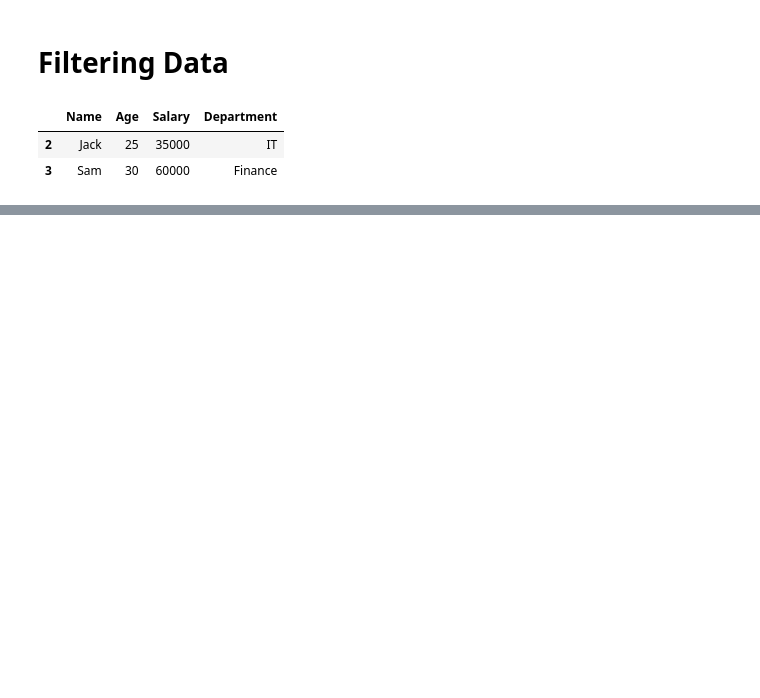
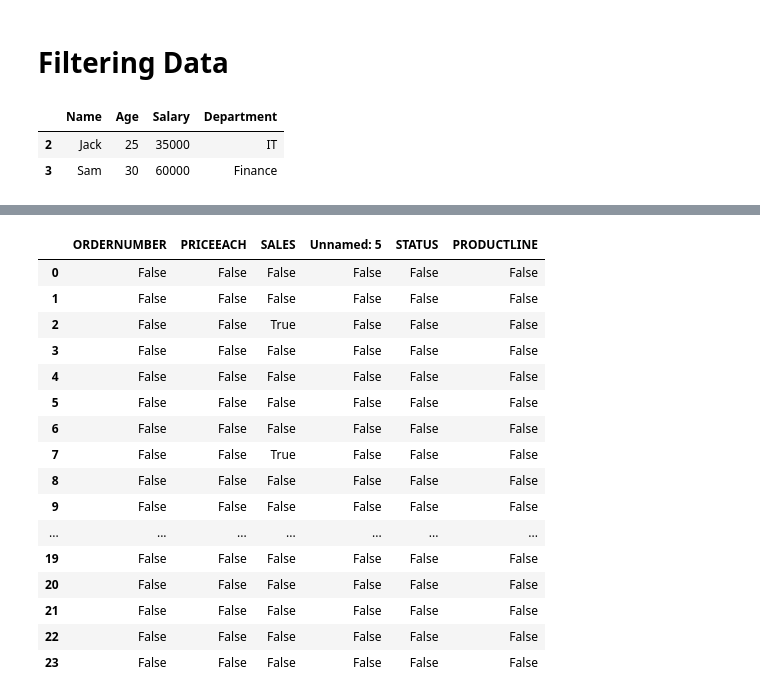
Before and after one commit to ANAS-10261/My-ML-Journey, a Jupyter notebook: Python/2. Data Analysis Frameworks/13.3 Data Manipulation With Pandas And Numpy.ipynb, the cells around one changed output, grey strips where cells are left out. Drawn from its saved outputs; the diff is of its cells as text; code cells hidden in the pictures; blank space fills up the shorter version.

Commit message:
Added Data Manipulation in Pandas

```diff
--- a/Python/2. Data Analysis Frameworks/13.3 Data Manipulation With Pandas And Numpy.ipynb
+++ b/Python/2. Data Analysis Frameworks/13.3 Data Manipulation With Pandas And Numpy.ipynb
@@ -29,0 +48,7 @@ df
+# %%
+df_csv = pd.read_csv("sales_data_sample.csv")
+df_csv.drop('ORDERLINENUMBER',axis=1,inplace=True)
+df_csv.drop('QUANTITYORDERED',axis=1,inplace=True)
+df_csv.drop('QTR_ID',axis=1,inplace=True)
+df_csv.drop('MONTH_ID',axis=1,inplace=True)
+df_csv.drop('YEAR_ID',axis=1,inplace=True)
@@ -212,0 +117,20 @@ product_analysis
+# %%
+df_csv.isnull()
+# %% [output]
+|  | ORDERNUMBER | PRICEEACH | SALES | Unnamed: 5 | STATUS | PRODUCTLINE |
+| 0 | False | False | False | False | False | False |
+| 1 | False | False | False | False | False | False |
+| 2 | False | False | True | False | False | False |
+| 3 | False | False | False | False | False | False |
+| 4 | False | False | False | False | False | False |
+| 5 | False | False | False | False | False | False |
+| 6 | False | False | False | False | False | False |
+| 7 | False | False | True | False | False | False |
+| 8 | False | False | False | False | False | False |
+| 9 | False | False | False | False | False | False |
+| ... | ... | ... | ... | ... | ... | ... |
+| 19 | False | False | False | False | False | False |
+| 20 | False | False | False | False | False | False |
+| 21 | False | False | False | False | False | False |
+| 22 | False | False | False | False | False | False |
+| 23 | False | False | False | False | False | False |
```
Also changed, not shown: parts of 43 cells of this notebook.
